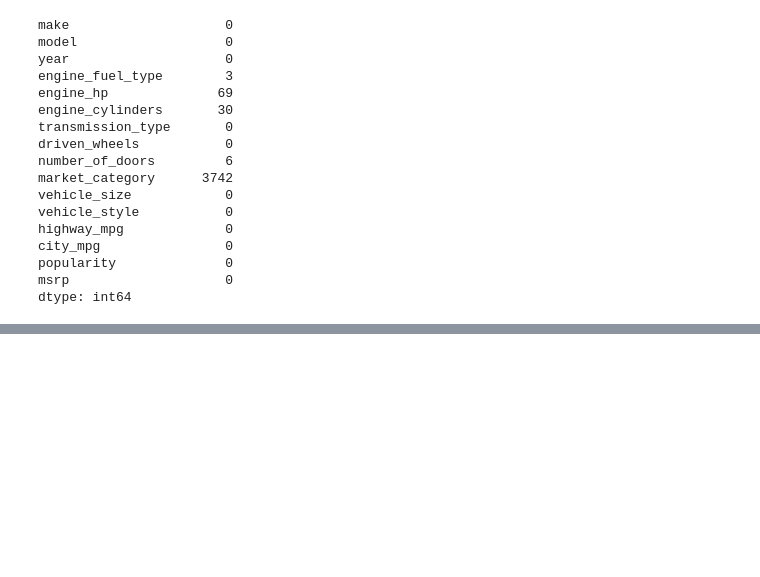
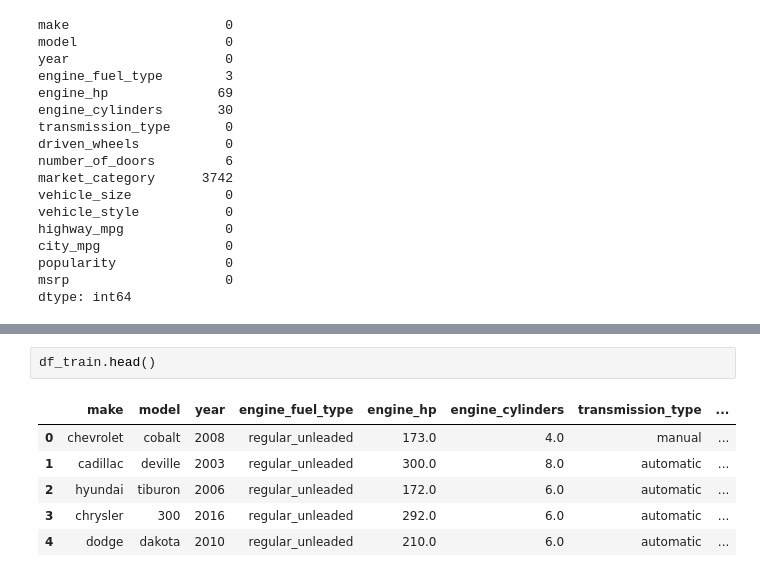
Before and after one commit to ellianahsu/datatalks-ml-zoomcamp, a Jupyter notebook: 02-regression/02-carprice.ipynb, the cells around one changed output, grey strips where cells are left out. Cells and saved outputs as stored; diff of their text form; blank space fills up the shorter version.

```diff
--- a/02-regression/02-carprice.ipynb
+++ b/02-regression/02-carprice.ipynb
@@ -179,0 +281,9 @@ df_train = df.iloc[n_val + n_test : ]
+# %%
+df_train.head()
+# %% [output]
+|  | make | model | year | engine_fuel_type | engine_hp | engine_cylinders | transmission_type | ... |
+| 0 | chevrolet | cobalt | 2008 | regular_unleaded | 173.0 | 4.0 | manual | ... |
+| 1 | cadillac | deville | 2003 | regular_unleaded | 300.0 | 8.0 | automatic | ... |
+| 2 | hyundai | tiburon | 2006 | regular_unleaded | 172.0 | 6.0 | automatic | ... |
+| 3 | chrysler | 300 | 2016 | regular_unleaded | 292.0 | 6.0 | automatic | ... |
+| 4 | dodge | dakota | 2010 | regular_unleaded | 210.0 | 6.0 | automatic | ... |
```
Also changed, not shown: parts of 23 cells of this notebook.
